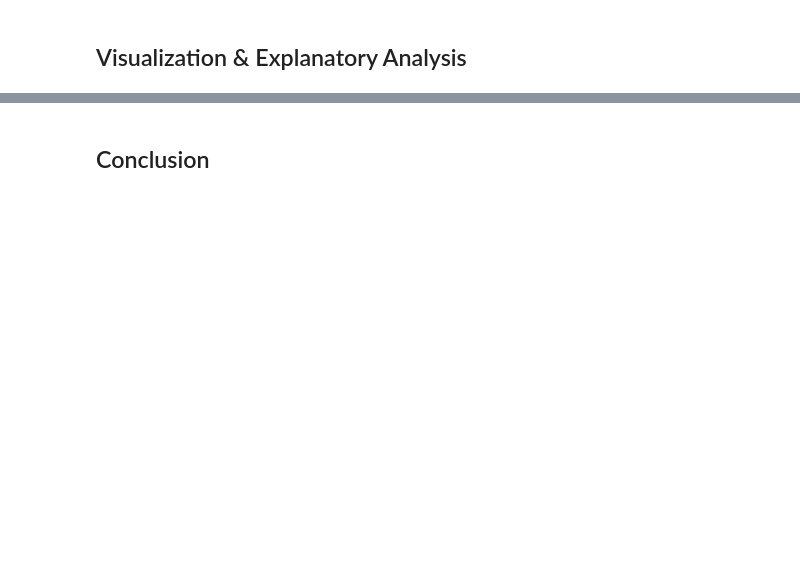
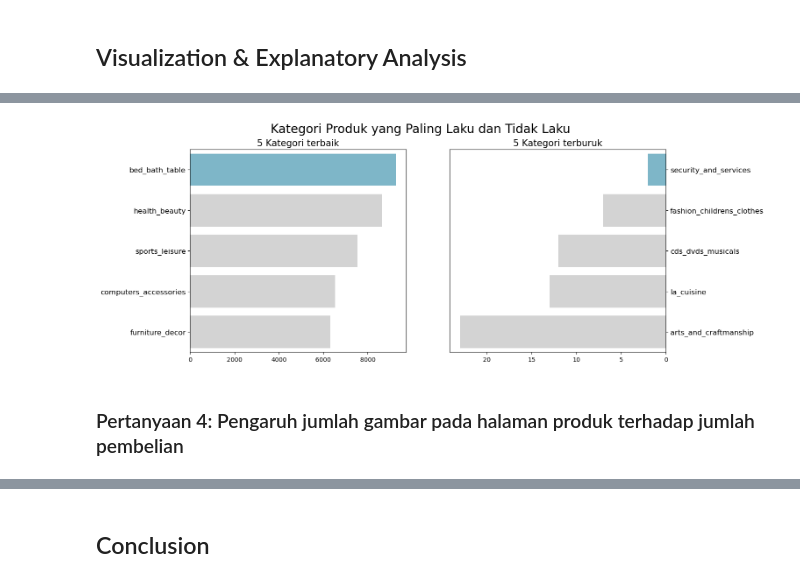
Before and after one commit to hng011/brazilian-ecommerce-analysis, a Jupyter notebook: notebook.ipynb, the cells around one changed output, grey strips where cells are left out. Cells and saved outputs as stored; diff of their text form; code cells hidden in the pictures; blank space fills up the shorter version.

```diff
--- a/notebook.ipynb
+++ b/notebook.ipynb
@@ -29,0 +1018,9 @@ import seaborn as sns
+# %%
+all_df = pd.merge(
+    left=orders_products_df,
+    right=orders_customers_df,
+    how="inner",
+    on="order_id"
+)
+
+all_df.info()
@@ -35,0 +1225,11 @@ import seaborn as sns
+# %%
+category_df = all_df.groupby("product_category_name_english").agg({
+    "order_id":"nunique"
+}).sort_values(by="order_id", ascending=False).reset_index()
+
+category_df.rename(columns={
+    "order_id":"order_count",
+    "product_category_name_english":"category_name"
+}, inplace=True)
+
+category_df
@@ -35,0 +1250,30 @@ import seaborn as sns
+# %%
+fig, axs = plt.subplots(
+    nrows=1,
+    ncols=2,
+    figsize=(14,6)
+)
+
+colors = ["#72BCD4", "#D3D3D3", "#D3D3D3", "#D3D3D3", "#D3D3D3"]
+
+sns.barplot(x="order_count", y="category_name", data=category_df.head(5), palette=colors, ax=axs[0])
+axs[0].set_ylabel(None)
+axs[0].set_xlabel(None)
+axs[0].set_title("5 Kategori terbaik", loc="center", fontsize=15)
+axs[0].tick_params(axis ='y', labelsize=12)
+
+sns.barplot(x="order_count", y="category_name", data=category_df.sort_values(by="order_count", ascending=True).head(5), palette=colors, ax=axs[1])
+axs[1].set_ylabel(None)
+axs[1].set_xlabel(None)
+axs[1].invert_xaxis()
+axs[1].yaxis.set_label_position("right")
+axs[1].yaxis.tick_right()
+axs[1].set_title("5 Kategori terburuk", loc="center", fontsize=15)
+axs[1].tick_params(axis='y', labelsize=12)
+
+plt.suptitle("Kategori Produk yang Paling Laku dan Tidak Laku", fontsize=20)
+plt.show()
+# %% [output]
+[figure, added]
+# %% [markdown]
+### Pertanyaan 4: Pengaruh jumlah gambar pada halaman produk terhadap jumlah pembelian
```
Also changed, not shown: parts of 173 cells of this notebook, 8 other files.
